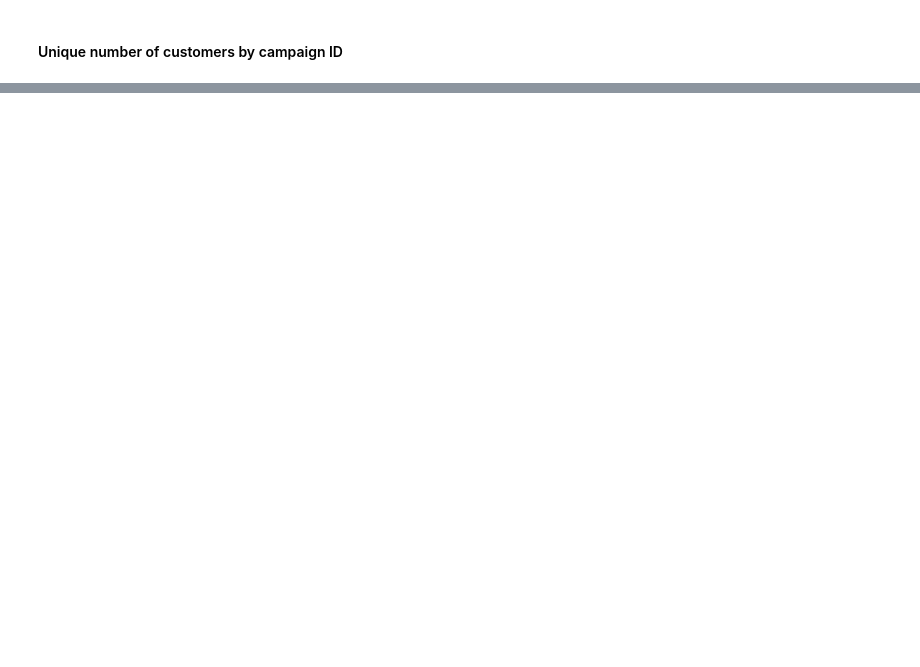
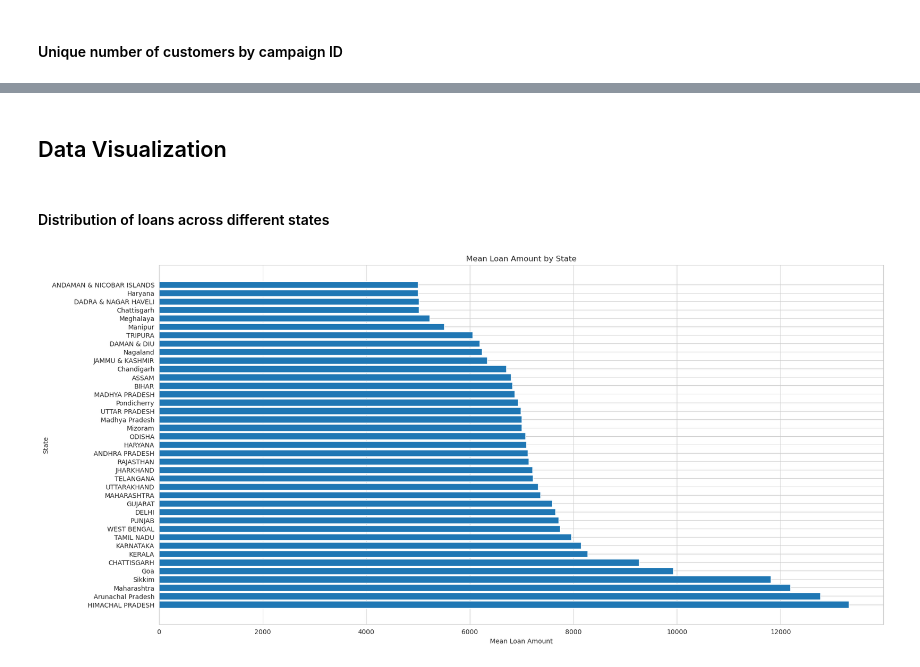
Before and after one commit to surya81/myproject, a Jupyter notebook: DPDzero Data Assignment .ipynb, the cells around one changed output, grey strips where cells are left out. Cells and saved outputs as stored; diff of their text form; code cells hidden in the pictures; blank space fills up the shorter version.

```diff
--- a/DPDzero Data Assignment .ipynb
+++ b/DPDzero Data Assignment .ipynb
@@ -605,0 +692,24 @@ final_dataset
+# %% [markdown]
+## Data Visualization
+# %% [markdown]
+#### Distribution of loans across different states
+# %%
+# Group by state and calculate the mean loan amount
+state_loan_means = final_dataset.groupby("State")["Loan Amount"].mean().reset_index()
+
+# Set the style to "whitegrid"
+sns.set_style("whitegrid")
+
+# Sort by mean loan amount in descending order
+state_loan_means = state_loan_means.sort_values("Loan Amount", ascending=False)
+
+# Create the horizontal bar plot with a larger figure size
+fig, ax = plt.subplots(figsize=(20, 10))
+# Create the horizontal bar plot
+ax.barh(state_loan_means["State"], state_loan_means["Loan Amount"])
+ax.set_xlabel("Mean Loan Amount")
+ax.set_ylabel("State")
+ax.set_title("Mean Loan Amount by State")
+plt.show()
+# %% [output]
+[figure, added]
```
Also changed, not shown: parts of 11 cells of this notebook.
